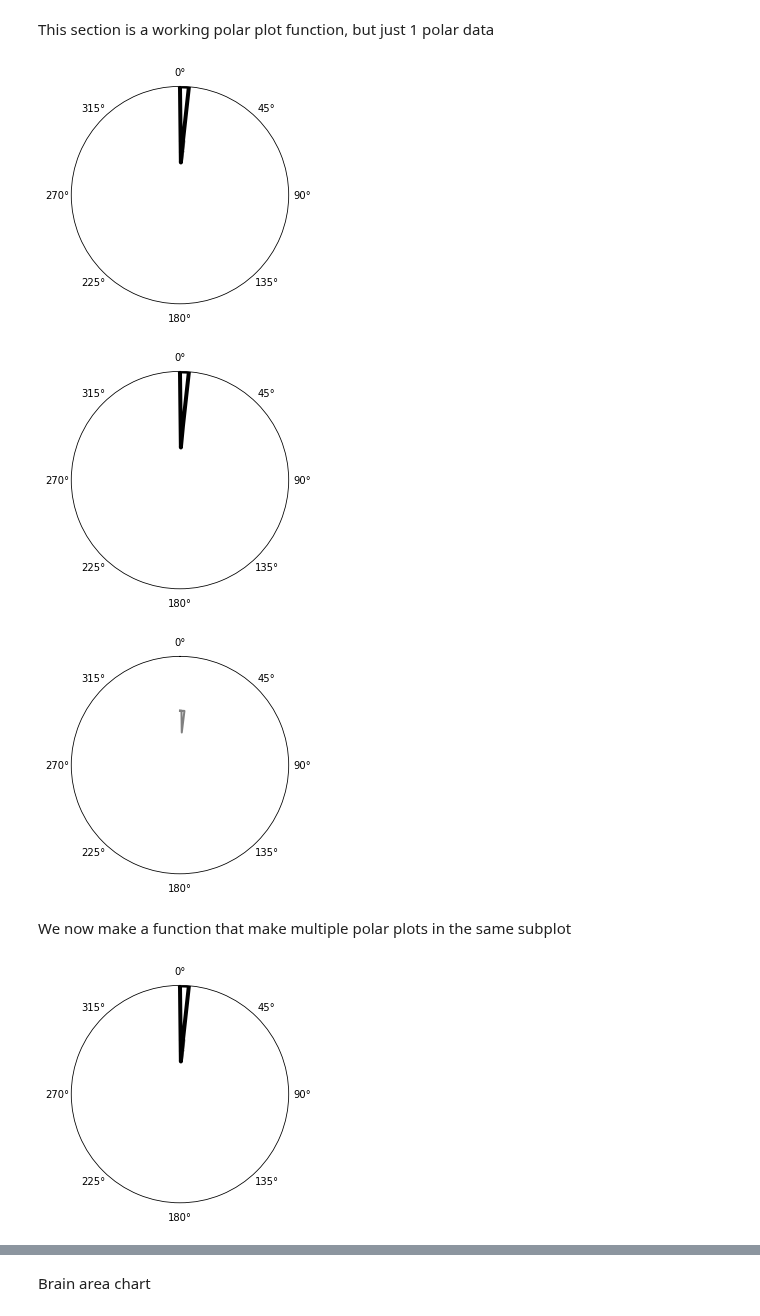
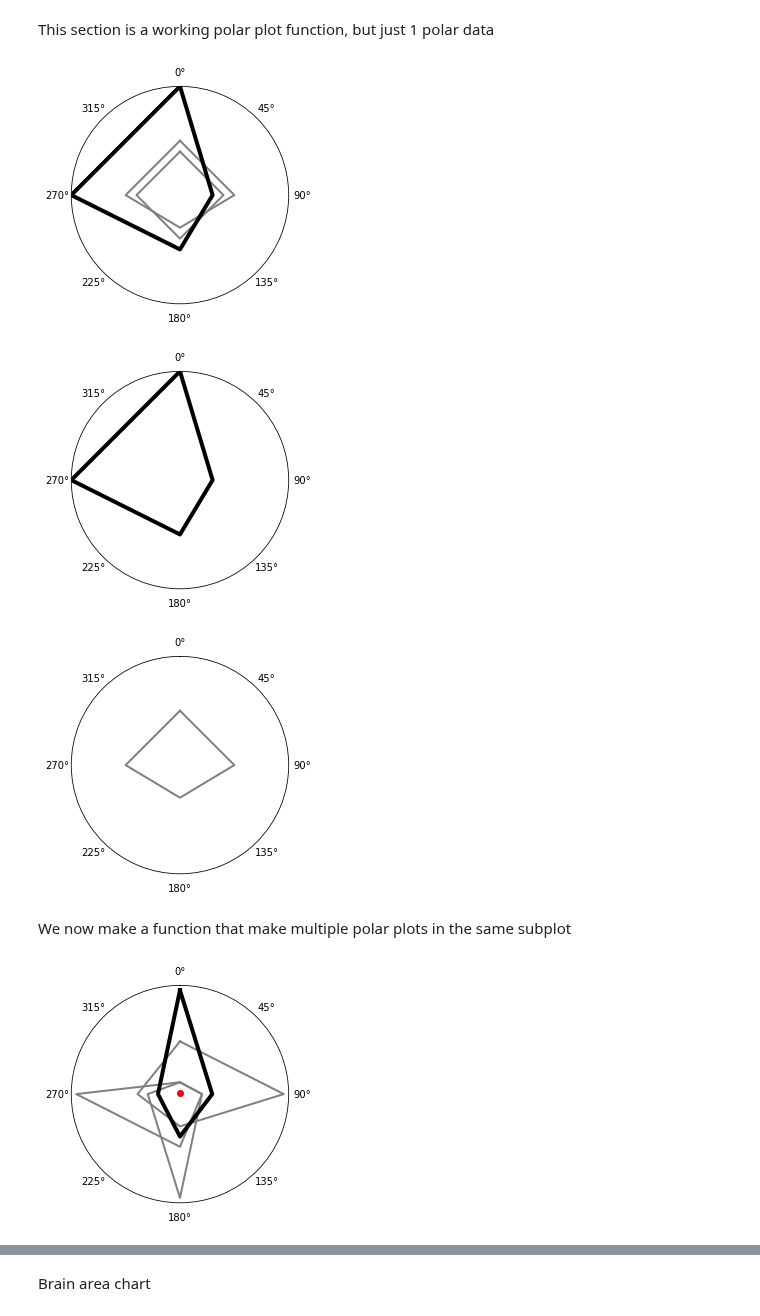
Before and after one commit to AllenInstitute/swdb_2019_student, a Jupyter notebook: visionaries/notebooks/polar_plot_playground.ipynb, the cells around one changed output, grey strips where cells are left out. Drawn from its saved outputs; the diff is of its cells as text; code cells hidden in the pictures.

Commit message:
Fixed polar plot
But then found out more bugs -- negative values.

```diff
--- a/visionaries/notebooks/polar_plot_playground.ipynb
+++ b/visionaries/notebooks/polar_plot_playground.ipynb
@@ -35,13 +35,13 @@ import matplotlib.pyplot as plt
 import numpy as np
 
 # Inputs
-theta = np.radians([0,90, 180, 270])
+theta = [0,90, 180, 270]
 r = [1.0,0.3, 0.5, 1.0]
 
-theta2 = np.radians([0,90, 180, 270])
+theta2 = [0,90, 180, 270]
 r2 = [0.5,0.5, 0.3, 0.5]
 
-theta3 = np.radians([0,90, 180, 270])
+theta3 = [0,90, 180, 270]
 r3 = [0.4,0.4, 0.4, 0.4]
 
 fig, axes = plt.subplots(nrows=1, ncols=1, subplot_kw=dict(polar=True))
@@ -54,13 +54,38 @@ polar_plot(axes, theta, r, color='black', linewidth=4)
 fig, axes = plt.subplots(nrows=1, ncols=1, subplot_kw=dict(polar=True))
 polar_plot(axes, theta2, r2, color='grey', linewidth=2)
 # %% [output]
-[figure, old version]
+[figure, new version]
-[figure, old version]
+[figure, new version]
-[figure, old version]
+[figure, new version]
 # %% [markdown]
 We now make a function that make multiple polar plots in the same subplot
+# %%
+theta = [0,90, 180, 270]
+r = [1.0,0.3, 0.4, 0.2]
+
+theta2 = [0,90, 180, 270]
+r2 = [0.5, 1.0,0.3, 0.4]
+
+theta3 = [0,90, 180, 270]
+r3 = [0.1, 0.2, 1.0,0.3]
+
+theta4 = [0,90, 180, 270]
+r4 = [0.1, 0.2, 0.5,1.0]
+# %%
+def polar_plot_population_wrong(ax, bold_theta, bold_r, grey_thetas, grey_rs):
+  """
+  Polar plot (bold_theta, bold_r) in dark black. You probably want to pass in the average here.
+  Then, plot multiple polar plots for each of the grey_thetas and grey_rs.
+  You probably want to pass in sample populations that make up the average here so the viewer can get a sense
+  of the distribution.
+  """
+  for i in range(len(grey_thetas)):
+      polar_plot(ax, grey_thetas[i], grey_rs[i], color='grey', linewidth=2)
+  polar_plot(ax, bold_theta, bold_r, color='black', linewidth=4)
+  # Add a dot in the middle to show origin
+  ax.scatter([0.0], [0.0], color='red', zorder=10)
 # %%
 fig, axes = plt.subplots(nrows=1, ncols=1, subplot_kw=dict(polar=True))
-polar_plot_population(axes, theta, r, [theta2, theta3], [r2, r3])
+polar_plot_population_wrong(axes, theta, r, [theta2, theta3, theta4], [r2, r3, r4])
 # %% [output]
-[figure, old version]
+[figure, new version]
```
Also changed, not shown: parts of 2 cells of this notebook, 2 other files.
